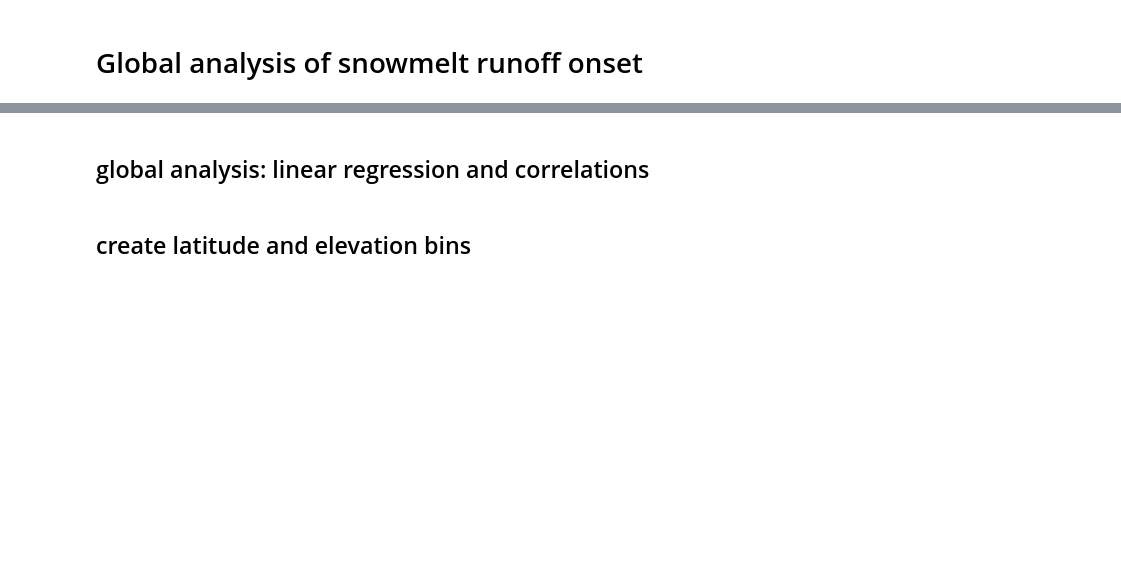
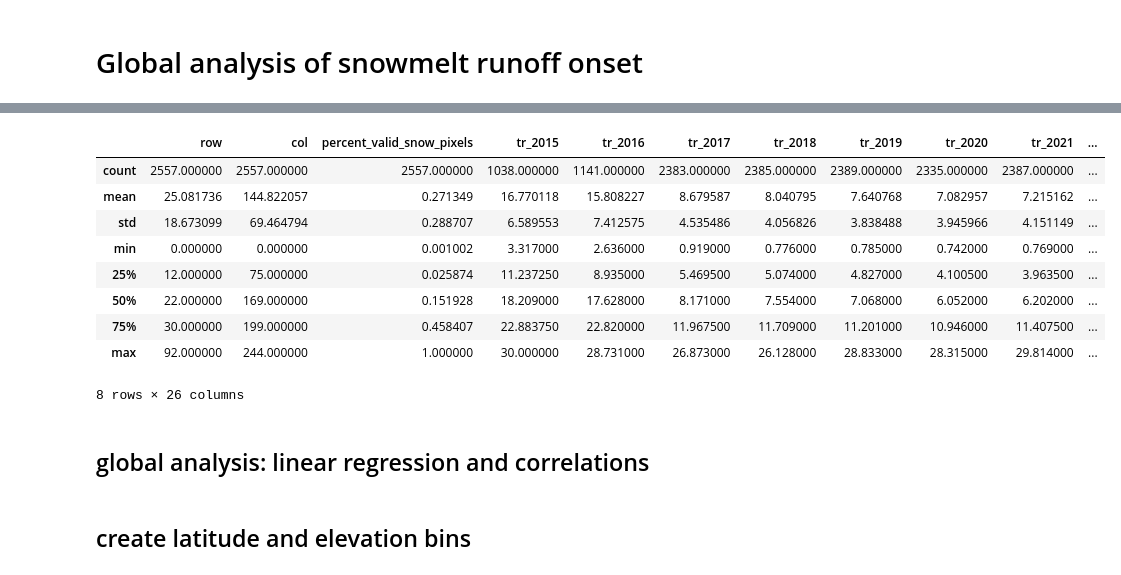
Before and after one commit to egagli/global_snowmelt_runoff_onset, a Jupyter notebook: analysis/global_analysis.ipynb, the cells around one changed output, grey strips where cells are left out. Cells and saved outputs as stored; diff of their text form; code cells hidden in the pictures; blank space fills up the shorter version.

```diff
--- a/analysis/global_analysis.ipynb
+++ b/analysis/global_analysis.ipynb
@@ -40,0 +107,13 @@ results_df.memory_usage().compute() / 1e9
+# %%
+config.valid_tiles_gdf.describe()
+# %% [output]
+|  | row | col | percent_valid_snow_pixels | tr_2015 | tr_2016 | tr_2017 | tr_2018 | tr_2019 | tr_2020 | tr_2021 | ... |
+| count | 2557.000000 | 2557.000000 | 2557.000000 | 1038.000000 | 1141.000000 | 2383.000000 | 2385.000000 | 2389.000000 | 2335.000000 | 2387.000000 | ... |
+| mean | 25.081736 | 144.822057 | 0.271349 | 16.770118 | 15.808227 | 8.679587 | 8.040795 | 7.640768 | 7.082957 | 7.215162 | ... |
+| std | 18.673099 | 69.464794 | 0.288707 | 6.589553 | 7.412575 | 4.535486 | 4.056826 | 3.838488 | 3.945966 | 4.151149 | ... |
+| min | 0.000000 | 0.000000 | 0.001002 | 3.317000 | 2.636000 | 0.919000 | 0.776000 | 0.785000 | 0.742000 | 0.769000 | ... |
+| 25% | 12.000000 | 75.000000 | 0.025874 | 11.237250 | 8.935000 | 5.469500 | 5.074000 | 4.827000 | 4.100500 | 3.963500 | ... |
+| 50% | 22.000000 | 169.000000 | 0.151928 | 18.209000 | 17.628000 | 8.171000 | 7.554000 | 7.068000 | 6.052000 | 6.202000 | ... |
+| 75% | 30.000000 | 199.000000 | 0.458407 | 22.883750 | 22.820000 | 11.967500 | 11.709000 | 11.201000 | 10.946000 | 11.407500 | ... |
+| max | 92.000000 | 244.000000 | 1.000000 | 30.000000 | 28.731000 | 26.873000 | 26.128000 | 28.833000 | 28.315000 | 29.814000 | ... |
+8 rows × 26 columns
```
Also changed, not shown: parts of 109 cells of this notebook, 1 other file.
